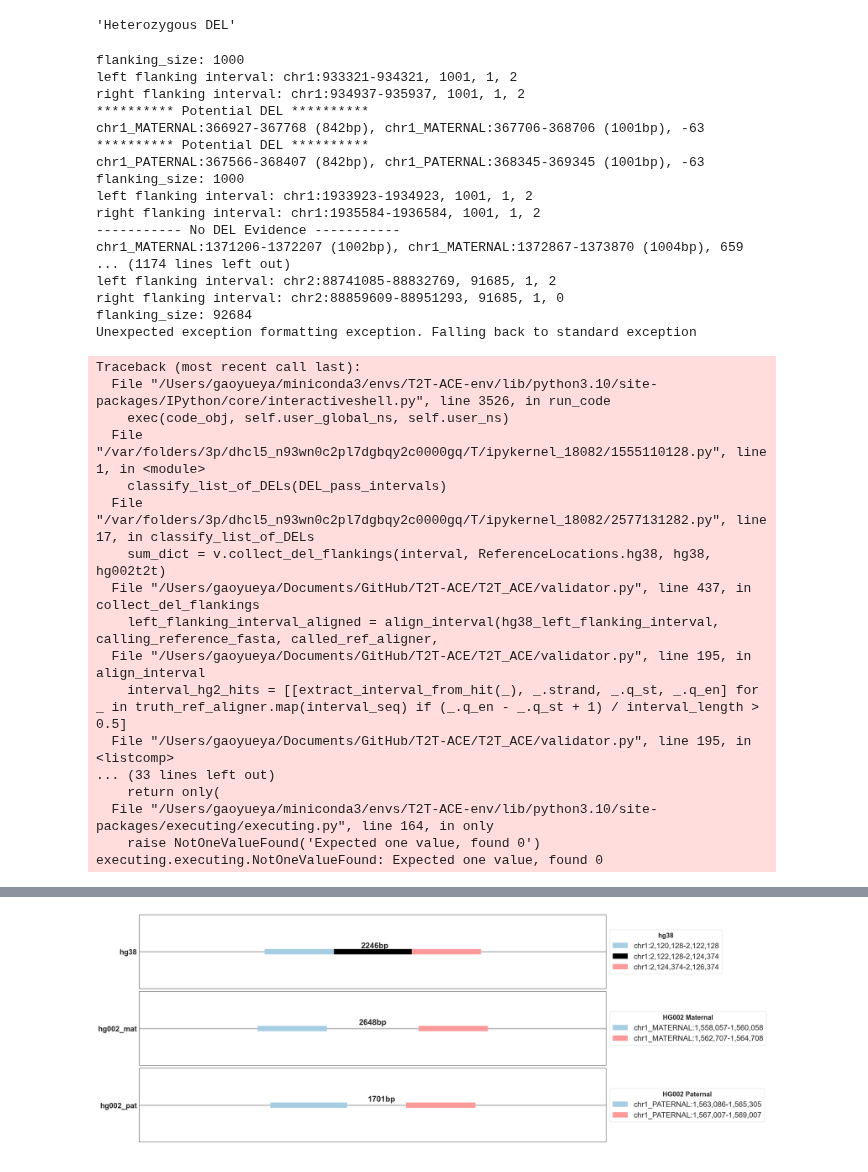
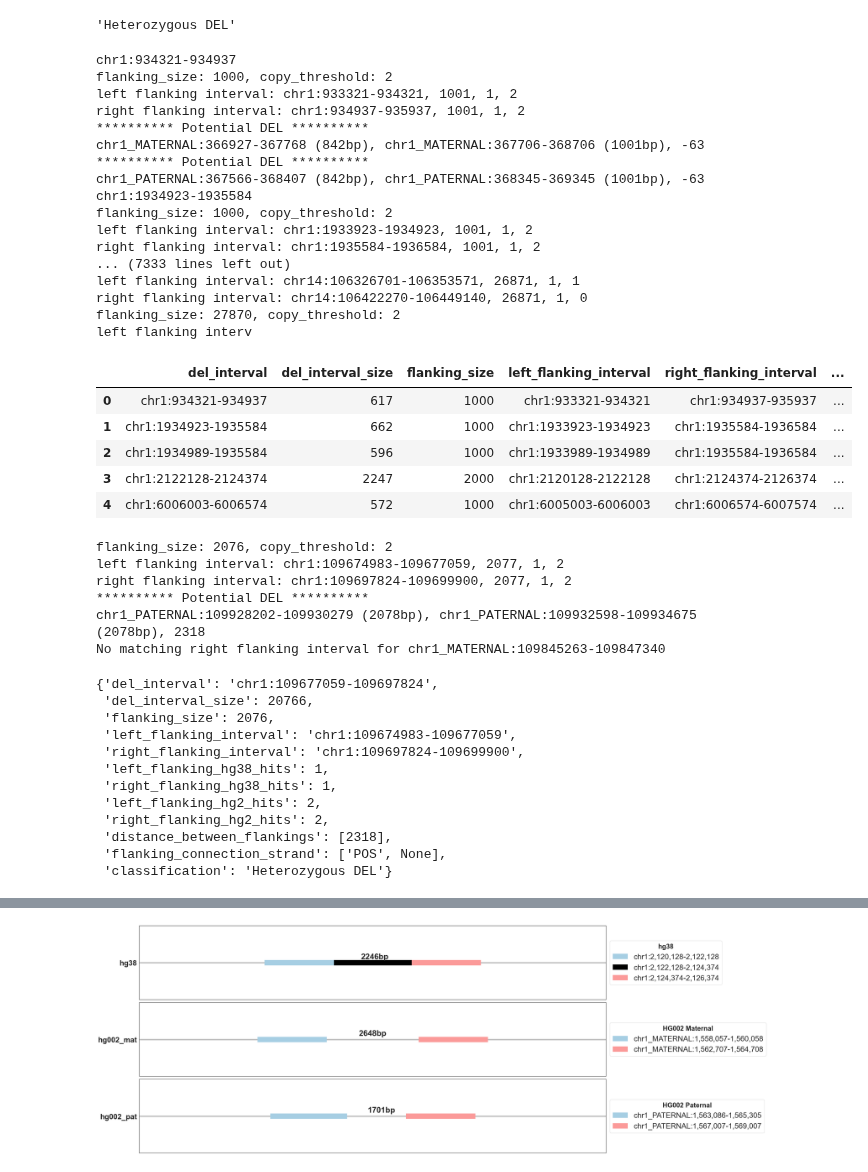
Before and after one commit to broadinstitute/T2T-ACE, a Jupyter notebook: notebooks/del_dev.ipynb, the cells around one changed output, grey strips where cells are left out. Saved outputs shown, nothing was run; the diff lists cells and outputs as text; code cells hidden in the pictures.

```diff
--- a/notebooks/del_dev.ipynb
+++ b/notebooks/del_dev.ipynb
@@ -258,38 +264,29 @@ def classify_list_of_DELs(DEL_intervals):
     return del_sum_df
 # %%
-classify_list_of_DELs(DEL_pass_intervals)
+importlib.reload(v)
+HG2_DRAGEN_DEL_sum_df = classify_list_of_DELs(DEL_pass_intervals)
+HG2_DRAGEN_DEL_sum_df.head()
 # %% [output]
-flanking_size: 1000
+chr1:934321-934937
+flanking_size: 1000, copy_threshold: 2
 left flanking interval: chr1:933321-934321, 1001, 1, 2
 right flanking interval: chr1:934937-935937, 1001, 1, 2
 ********** Potential DEL **********
 chr1_MATERNAL:366927-367768 (842bp), chr1_MATERNAL:367706-368706 (1001bp), -63
 ********** Potential DEL **********
 chr1_PATERNAL:367566-368407 (842bp), chr1_PATERNAL:368345-369345 (1001bp), -63
-flanking_size: 1000
+chr1:1934923-1935584
+flanking_size: 1000, copy_threshold: 2
 left flanking interval: chr1:1933923-1934923, 1001, 1, 2
 right flanking interval: chr1:1935584-1936584, 1001, 1, 2
------------ No DEL Evidence -----------
-chr1_MATERNAL:1371206-1372207 (1002bp), chr1_MATERNAL:1372867-1373870 (1004bp), 659
-... (1174 lines left out)
-left flanking interval: chr2:88741085-88832769, 91685, 1, 2
-right flanking interval: chr2:88859609-88951293, 91685, 1, 0
-flanking_size: 92684
-Unexpected exception formatting exception. Falling back to standard exception
+... (7333 lines left out)
+left flanking interval: chr14:106326701-106353571, 26871, 1, 1
+right flanking interval: chr14:106422270-106449140, 26871, 1, 0
+flanking_size: 27870, copy_threshold: 2
+left flanking interv
-Traceback (most recent call last):
-  File "/Users/gaoyueya/miniconda3/envs/T2T-ACE-env/lib/python3.10/site-packages/IPython/core/interactiveshell.py", line 3526, in run_code
-    exec(code_obj, self.user_global_ns, self.user_ns)
-  File "/var/folders/3p/dhcl5_n93wn0c2pl7dgbqy2c0000gq/T/ipykernel_18082/1555110128.py", line 1, in <module>
-    classify_list_of_DELs(DEL_pass_intervals)
-  File "/var/folders/3p/dhcl5_n93wn0c2pl7dgbqy2c0000gq/T/ipykernel_18082/2577131282.py", line 17, in classify_list_of_DELs
-    sum_dict = v.collect_del_flankings(interval, ReferenceLocations.hg38, hg38, hg002t2t)
-  File "/Users/gaoyueya/Documents/GitHub/T2T-ACE/T2T_ACE/validator.py", line 437, in collect_del_flankings
-    left_flanking_interval_aligned = align_interval(hg38_left_flanking_interval, calling_reference_fasta, called_ref_aligner,
-  File "/Users/gaoyueya/Documents/GitHub/T2T-ACE/T2T_ACE/validator.py", line 195, in align_interval
-    interval_hg2_hits = [[extract_interval_from_hit(_), _.strand, _.q_st, _.q_en] for _ in truth_ref_aligner.map(interval_seq) if (_.q_en - _.q_st + 1) / interval_length > 0.5]
-  File "/Users/gaoyueya/Documents/GitHub/T2T-ACE/T2T_ACE/validator.py", line 195, in <listcomp>
-... (33 lines left out)
-    return only(
-  File "/Users/gaoyueya/miniconda3/envs/T2T-ACE-env/lib/python3.10/site-packages/executing/executing.py", line 164, in only
-    raise NotOneValueFound('Expected one value, found 0')
-executing.executing.NotOneValueFound: Expected one value, found 0
+|  | del_interval | del_interval_size | flanking_size | left_flanking_interval | right_flanking_interval | ... |
+| 0 | chr1:934321-934937 | 617 | 1000 | chr1:933321-934321 | chr1:934937-935937 | ... |
+| 1 | chr1:1934923-1935584 | 662 | 1000 | chr1:1933923-1934923 | chr1:1935584-1936584 | ... |
+| 2 | chr1:1934989-1935584 | 596 | 1000 | chr1:1933989-1934989 | chr1:1935584-1936584 | ... |
+| 3 | chr1:2122128-2124374 | 2247 | 2000 | chr1:2120128-2122128 | chr1:2124374-2126374 | ... |
+| 4 | chr1:6006003-6006574 | 572 | 1000 | chr1:6005003-6006003 | chr1:6006574-6007574 | ... |
@@ -295,0 +295,23 @@ executing.executing.NotOneValueFound: Expected one value, found 0
+# %%
+# Testing/troubleshooting cell
+importlib.reload(v)
+v.collect_del_flankings("chr1:109677059-109697824", ReferenceLocations.hg38, hg38, hg002t2t)
+# %% [output]
+flanking_size: 2076, copy_threshold: 2
+left flanking interval: chr1:109674983-109677059, 2077, 1, 2
+right flanking interval: chr1:109697824-109699900, 2077, 1, 2
+********** Potential DEL **********
+chr1_PATERNAL:109928202-109930279 (2078bp), chr1_PATERNAL:109932598-109934675 (2078bp), 2318
+No matching right flanking interval for chr1_MATERNAL:109845263-109847340
+{'del_interval': 'chr1:109677059-109697824',
+ 'del_interval_size': 20766,
+ 'flanking_size': 2076,
+ 'left_flanking_interval': 'chr1:109674983-109677059',
+ 'right_flanking_interval': 'chr1:109697824-109699900',
+ 'left_flanking_hg38_hits': 1,
+ 'right_flanking_hg38_hits': 1,
+ 'left_flanking_hg2_hits': 2,
+ 'right_flanking_hg2_hits': 2,
+ 'distance_between_flankings': [2318],
+ 'flanking_connection_strand': ['POS', None],
+ 'classification': 'Heterozygous DEL'}
```
Also changed, not shown: parts of 6 cells of this notebook, 2 other files.
